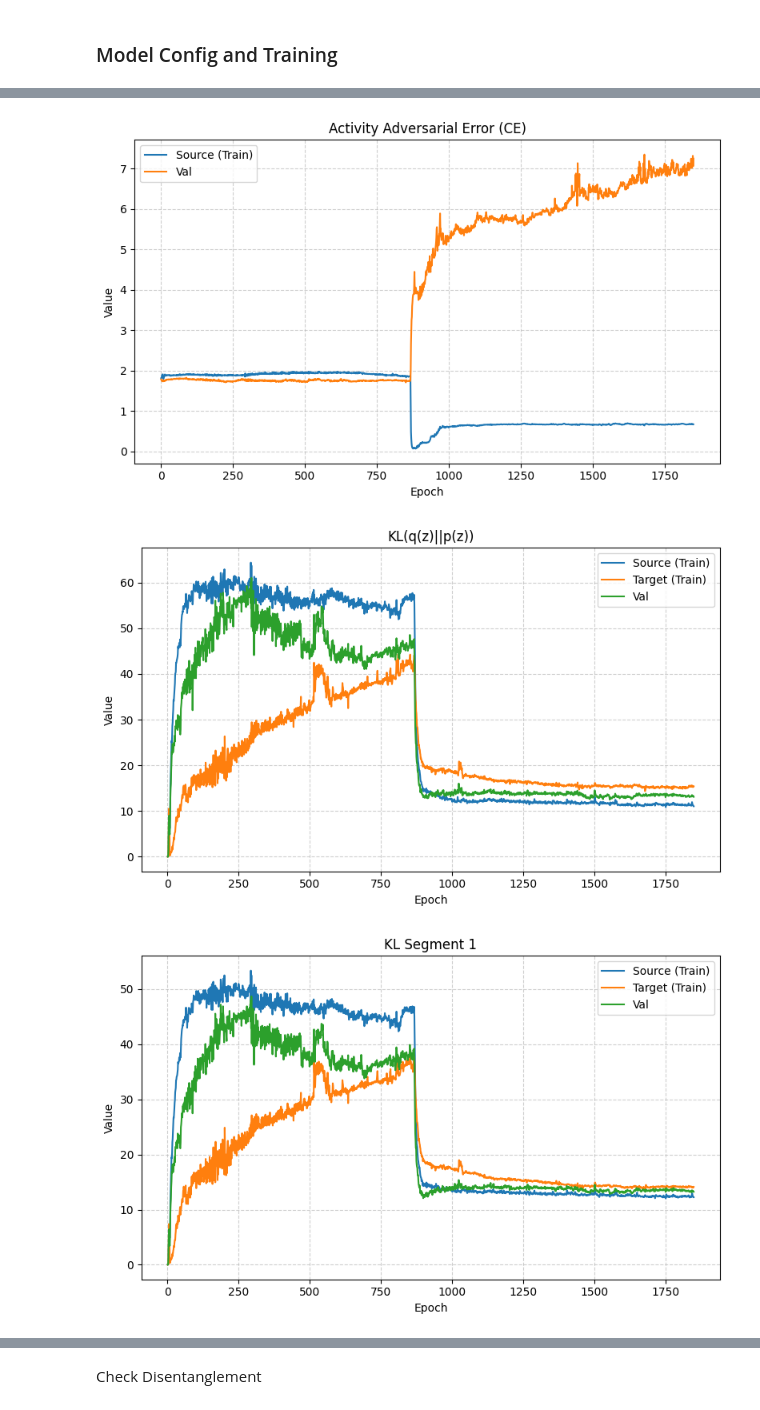
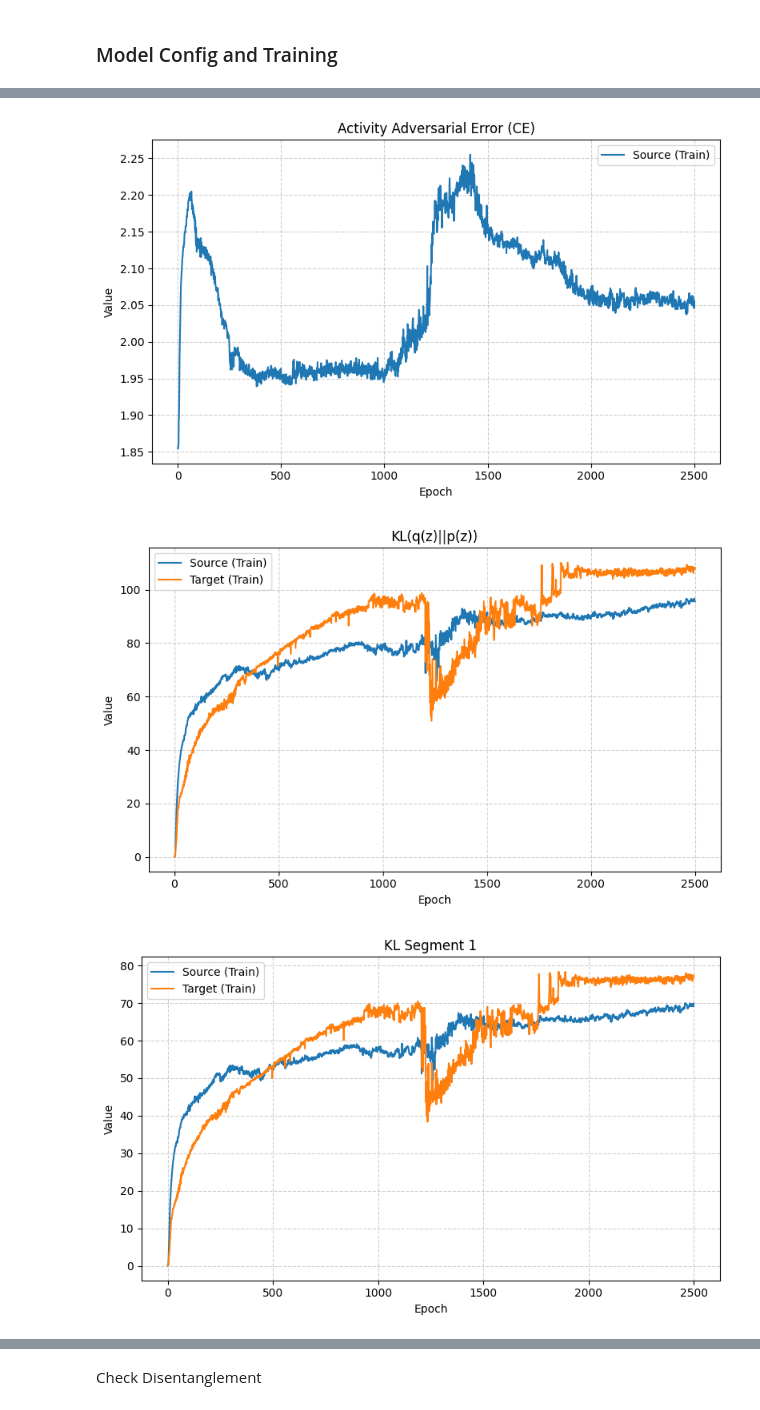
Before and after one commit to Bakhbooti-AISA/Disentangled-Learning, a Jupyter notebook: 01_data_train_DTS.ipynb, the cells around one changed output, grey strips where cells are left out. Drawn from its saved outputs; the diff is of its cells as text; code cells hidden in the pictures.

```diff
--- a/01_data_train_DTS.ipynb
+++ b/01_data_train_DTS.ipynb
@@ -280,7 +304,7 @@ def linear_schedule(epoch: int, start_epoch: int, end_epoch: int, start_val: flo
 
 # --- 2. Setup Training State ---
 opt = torch.optim.Adam(model.parameters(), lr=1e-3)
-max_epochs = 1850
+max_epochs = 2500
 start_epoch = max_epochs #
 # %%
 import os
@@ -289,7 +313,7 @@ CKPT_DIR = os.path.join(PROJECT_ROOT, "checkpoints", "DTSVAE")  # change name if
 os.makedirs(CKPT_DIR, exist_ok=True)
 
 def save_checkpoint(epoch: int, *, tag: str = None):
-    tag = tag or f"{DATA_SECTION}_epoch_small_{epoch:04d}"
+    tag = tag or f"{DATA_SECTION}_epoch_{model_cfg.latent_dim}L_H{model_cfg.head_hidden_dim}_D{dec_cfg.hidden_dim}_{epoch:04d}"
     ckpt_path = os.path.join(CKPT_DIR, f"ckpt_{tag}.pt")
 
     ckpt = {
@@ -304,7 +328,7 @@ def save_checkpoint(epoch: int, *, tag: str = None):
     torch.save(ckpt, os.path.join(CKPT_DIR, "ckpt_latest.pt"))
     print(f"[ckpt] saved: {ckpt_path}")
 # %%
-RESUME_PATH = os.path.join(CKPT_DIR, "ckpt_2_25_epoch_1500.pt")  # e.g.  or "ckpt_latest.pt"
+RESUME_PATH = None#os.path.join(CKPT_DIR, f"ckpt_{DATA_SECTION}_epoch_12L_large_1050.pt")  # e.g.  or "ckpt_latest.pt"
 
 if RESUME_PATH is not None and os.path.exists(RESUME_PATH):
     ckpt = torch.load(RESUME_PATH, map_location="cpu", weights_only=False)
@@ -444,7 +466,7 @@ alpha = 0
 beta = 0
 
 for epoch in range(start_from, max_epochs + 1):
-    t0 = time.time()
+    # t0 = time.time()
 
     # ---- Apply Schedules (Before Epoch Starts) ----
     if getattr(model.cfg, "use_grl", False):
@@ -478,8 +500,8 @@ for epoch in range(start_from, max_epochs + 1):
           model.cfg.alpha = alpha
           model.cfg.subj_adv_weight = current_adv_weight
           model.cfg.act_adv_weight = current_adv_weight
-          # model.cfg.cls_weight = current_adv_weight
-          # model.cfg.subj_weight = current_adv_weight
+        #   model.cfg.cls_weight = current_adv_weight
+        #   model.cfg.subj_weight = current_adv_weight
         except Exception as e:
           print("First Issue")
           print(e)
@@ -490,7 +512,7 @@ for epoch in range(start_from, max_epochs + 1):
     # Torch.no_grad() is handled inside run_epoch via torch.set_grad_enabled(False)
     va = run_epoch(dl_val, train=False, epoch=epoch)
 
-    dt = time.time() - t0
+    # dt = time.time() - t0
 
     # ---- Logging ----
     history["epoch"].append(epoch)
@@ -507,7 +529,7 @@ for epoch in range(start_from, max_epochs + 1):
         print(f"E{epoch:02d} sched | GRL_λ={grl_lambda:.2f} | Adv_W={current_adv_weight:.2f}")
 
     print(
-        f"Epoch {epoch:02d} | {dt:5.1f}s | "
+        f"Epoch {epoch:02d} |"
         f"Train: {tr} \n"
         f"val: {va}"
         )
@@ -607,8 +630,8 @@ for metric, title in metrics_to_plot:
         plt.plot(epochs[:len(src)], src, label="Source (Train)")
     if tgt is not None and not np.all(np.isnan(tgt)):
         plt.plot(epochs[:len(tgt)], tgt, label="Target (Train)")
-    if val is not None and not np.all(np.isnan(val)):
-        plt.plot(epochs[:len(val)], val, label="Val")
+    # if val is not None and not np.all(np.isnan(val)):
+        # plt.plot(epochs[:len(val)], val, label="Val")
 
     plt.xlabel("Epoch")
     plt.ylabel("Value")
@@ -626,3 +649,3 @@ for metric, title in metrics_to_plot:
-[figure, old version]
+[figure, new version]
-[figure, old version]
+[figure, new version]
-[figure, old version]
+[figure, new version]
```
Also changed, not shown: parts of 13 cells of this notebook, 9 other files.
